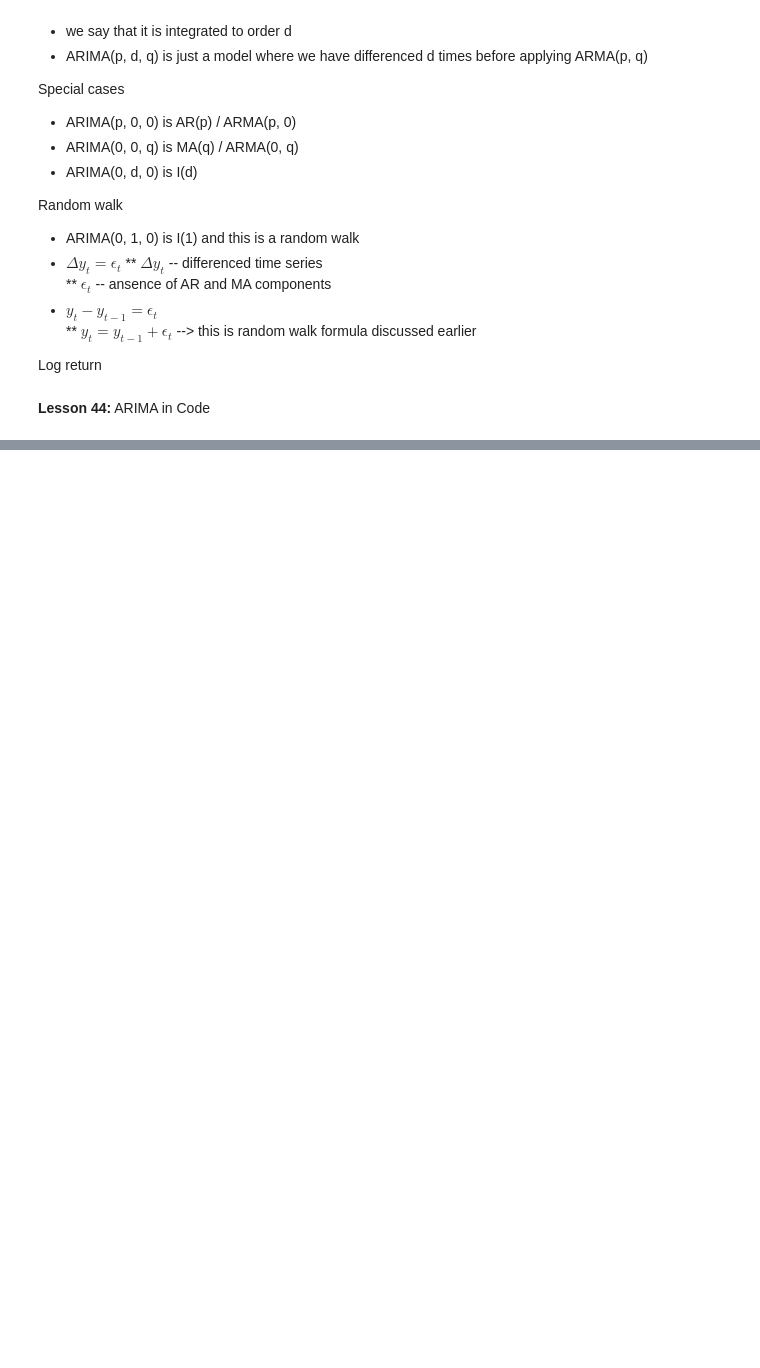
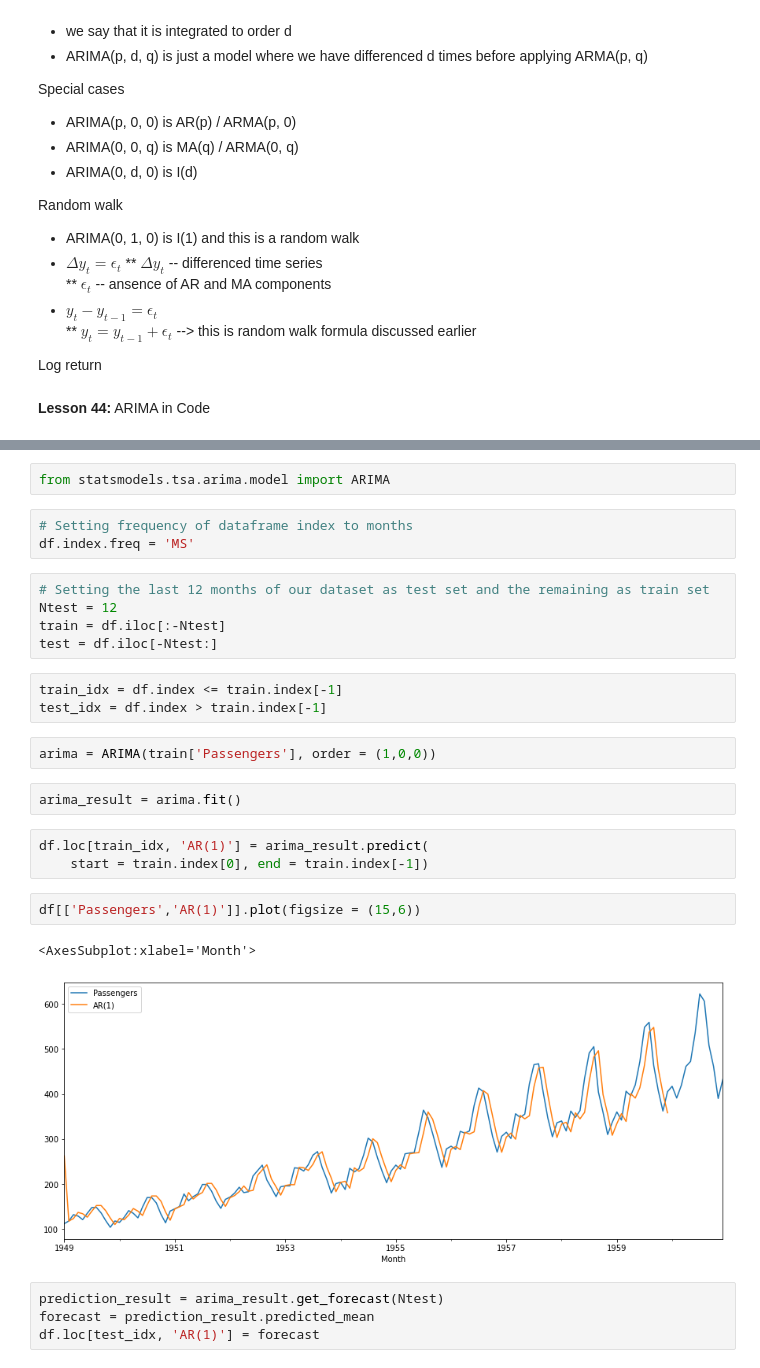
Before and after one commit to unpatel1/Time_Series_Analysis_Forecasting_ML, a Jupyter notebook: Section_5/Section_5_ARIMA.ipynb, the cells around one changed output, grey strips where cells are left out. Cells and saved outputs as stored; diff of their text form; blank space fills up the shorter version.

```diff
--- a/Section_5/Section_5_ARIMA.ipynb
+++ b/Section_5/Section_5_ARIMA.ipynb
@@ -88,0 +138,29 @@ Log return
+# %%
+from statsmodels.tsa.arima.model import ARIMA
+# %%
+# Setting frequency of dataframe index to months
+df.index.freq = 'MS'
+# %%
+# Setting the last 12 months of our dataset as test set and the remaining as train set
+Ntest = 12
+train = df.iloc[:-Ntest]
+test = df.iloc[-Ntest:]
+# %%
+train_idx = df.index <= train.index[-1]
+test_idx = df.index > train.index[-1]
+# %%
+arima = ARIMA(train['Passengers'], order = (1,0,0))
+# %%
+arima_result = arima.fit()
+# %%
+df.loc[train_idx, 'AR(1)'] = arima_result.predict(
+    start = train.index[0], end = train.index[-1])
+# %%
+df[['Passengers','AR(1)']].plot(figsize = (15,6))
+# %% [output]
+<AxesSubplot:xlabel='Month'>
+[figure, added]
+# %%
+prediction_result = arima_result.get_forecast(Ntest)
+forecast = prediction_result.predicted_mean
+df.loc[test_idx, 'AR(1)'] = forecast
```
Also changed, not shown: parts of 38 cells of this notebook, 3 other files.
